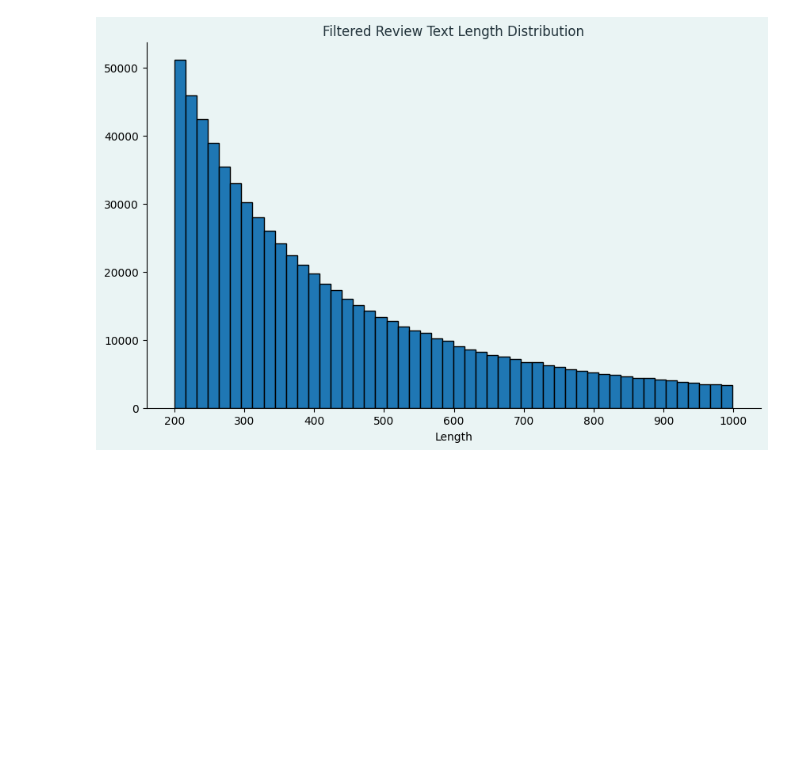
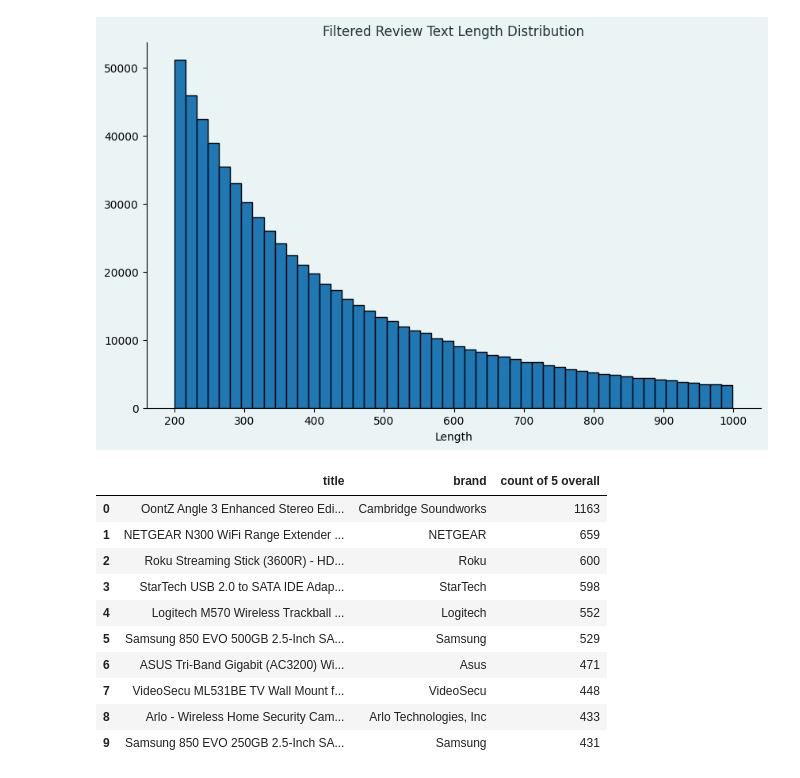
Before and after one commit to mr-robot77/Quera_G11-Project3, a Jupyter notebook: Problem2-Sentiment Analysis-NLP/section1.ipynb, the cells around one changed output. Saved outputs shown, nothing was run; the diff lists cells and outputs as text; code cells hidden in the pictures; blank space fills up the shorter version.

```diff
--- a/Problem2-Sentiment Analysis-NLP/section1.ipynb
+++ b/Problem2-Sentiment Analysis-NLP/section1.ipynb
@@ -256,3 +272,24 @@ ax.spines["top"].set_visible(False)
 ax.spines["right"].set_visible(False)
 # %% [output]
 [figure]
+# %%
+top10_product = data[data['overall'] == 5].groupby('asin')['overall'].count().sort_values(ascending=False).head(10)
+
+result = pd.merge(top10_product, extra.drop_duplicates(), on='asin', how='left')
+result = result.rename(columns={'overall': 'count of 5 overall'})
+result = result[['title', 'brand', 'count of 5 overall']]
+
+pd.set_option('max_colwidth', 200)
+result.head(10)
+# %% [output]
+|  | title | brand | count of 5 overall |
+| 0 | OontZ Angle 3 Enhanced Stereo Edi... | Cambridge Soundworks | 1163 |
+| 1 | NETGEAR N300 WiFi Range Extender ... | NETGEAR | 659 |
+| 2 | Roku Streaming Stick (3600R) - HD... | Roku | 600 |
+| 3 | StarTech USB 2.0 to SATA IDE Adap... | StarTech | 598 |
+| 4 | Logitech M570 Wireless Trackball ... | Logitech | 552 |
+| 5 | Samsung 850 EVO 500GB 2.5-Inch SA... | Samsung | 529 |
+| 6 | ASUS Tri-Band Gigabit (AC3200) Wi... | Asus | 471 |
+| 7 | VideoSecu ML531BE TV Wall Mount f... | VideoSecu | 448 |
+| 8 | Arlo - Wireless Home Security Cam... | Arlo Technologies, Inc | 433 |
+| 9 | Samsung 850 EVO 250GB 2.5-Inch SA... | Samsung | 431 |
```
Also changed, not shown: parts of 1 cell of this notebook.
